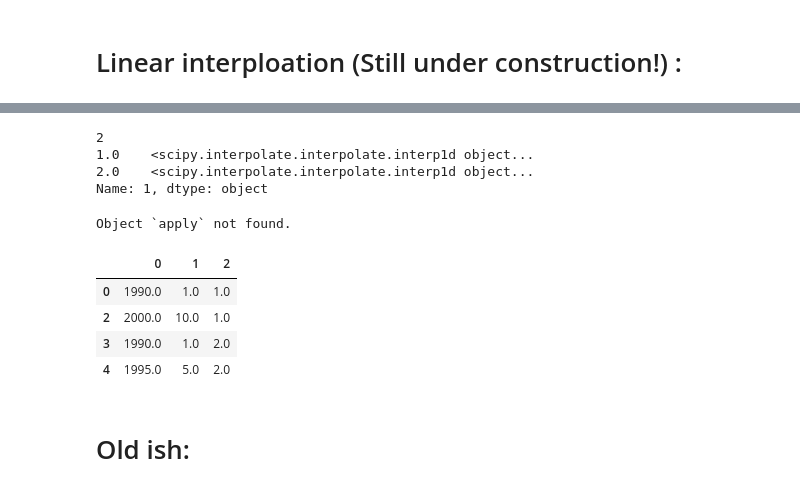
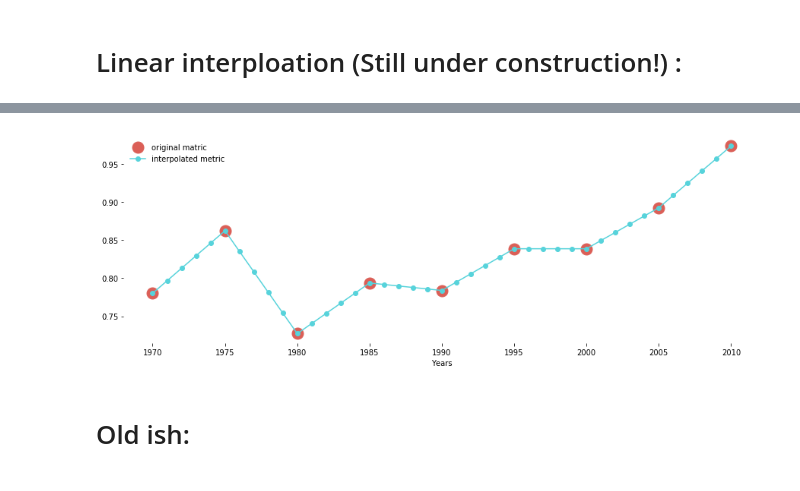
Before and after one commit to Polichinel/SNA, a Jupyter notebook: main_py.ipynb, the cells around one changed output, grey strips where cells are left out. Cells and saved outputs as stored; diff of their text form; code cells hidden in the pictures.

Commit message:
interpolation implimented

```diff
--- a/main_py.ipynb
+++ b/main_py.ipynb
@@ -528,2 +543,4 @@ df_test = pd.DataFrame([x,y,z]).T
+# %%
+df_full = get_full_df()
 # %%
-df_test.groupby(2).apply(lambda group: group.interpolate(method='linear'))
+intpl_df = df_full.groupby('country').apply(lambda group: group.interpolate(method='linear'))
@@ -628,11 +546,0 @@ Name: 0, dtype: float64
-# %%
-df_test.groupby(2)[1].apply(scipy.interpolate.interp1d, y = [1990,1905])
-# %% [output]
-2
-1.0    <scipy.interpolate.interpolate.interp1d object...
-2.0    <scipy.interpolate.interpolate.interp1d object...
-Name: 1, dtype: object
-# %%
-df_test.groupby(2).apply?
-# %% [output]
-Object `apply` not found.
@@ -641,8 +546,0 @@ df_test.groupby(2).apply
-# %%
-df_test.groupby(2).apply(lambda group: group.interpolate(method='index'))
-# %% [output]
-|  | 0 | 1 | 2 |
-| 0 | 1990.0 | 1.0 | 1.0 |
-| 2 | 2000.0 | 10.0 | 1.0 |
-| 3 | 1990.0 | 1.0 | 2.0 |
-| 4 | 1995.0 | 5.0 | 2.0 |
@@ -660,3 +547,28 @@ df_test.groupby(2).apply(lambda group: group.interpolate(method='index'))
+# %%
+colors = sns.palettes.color_palette(palette = "hls", n_colors = 2)
+plt.figure(figsize= [15,5])
+
+
+
+y = df[df['country'] == 'USA']['indegree_norm']
+x = df[df['country'] == 'USA']['year']
+plt.plot(x ,y, 'o', ms = 15, label = 'original matric', color = colors[0], alpha = 1)
+
+
+y = intpl_df[intpl_df['country'] == 'USA']['indegree_norm']
+x = intpl_df[intpl_df['country'] == 'USA']['year']
+plt.plot(x ,y, '-o', label = 'interpolated metric', color = colors[1], alpha = 1)
+
+plt.xlabel('Years')
+
+
+sns.despine(left = True, bottom = True)
+plt.legend(frameon = False)
+
+
+plt.show()
+# %% [output]
+[figure, added]
 # %% [markdown]
 # Old ish:
 # %%
```
Also changed, not shown: parts of 22 cells of this notebook.
